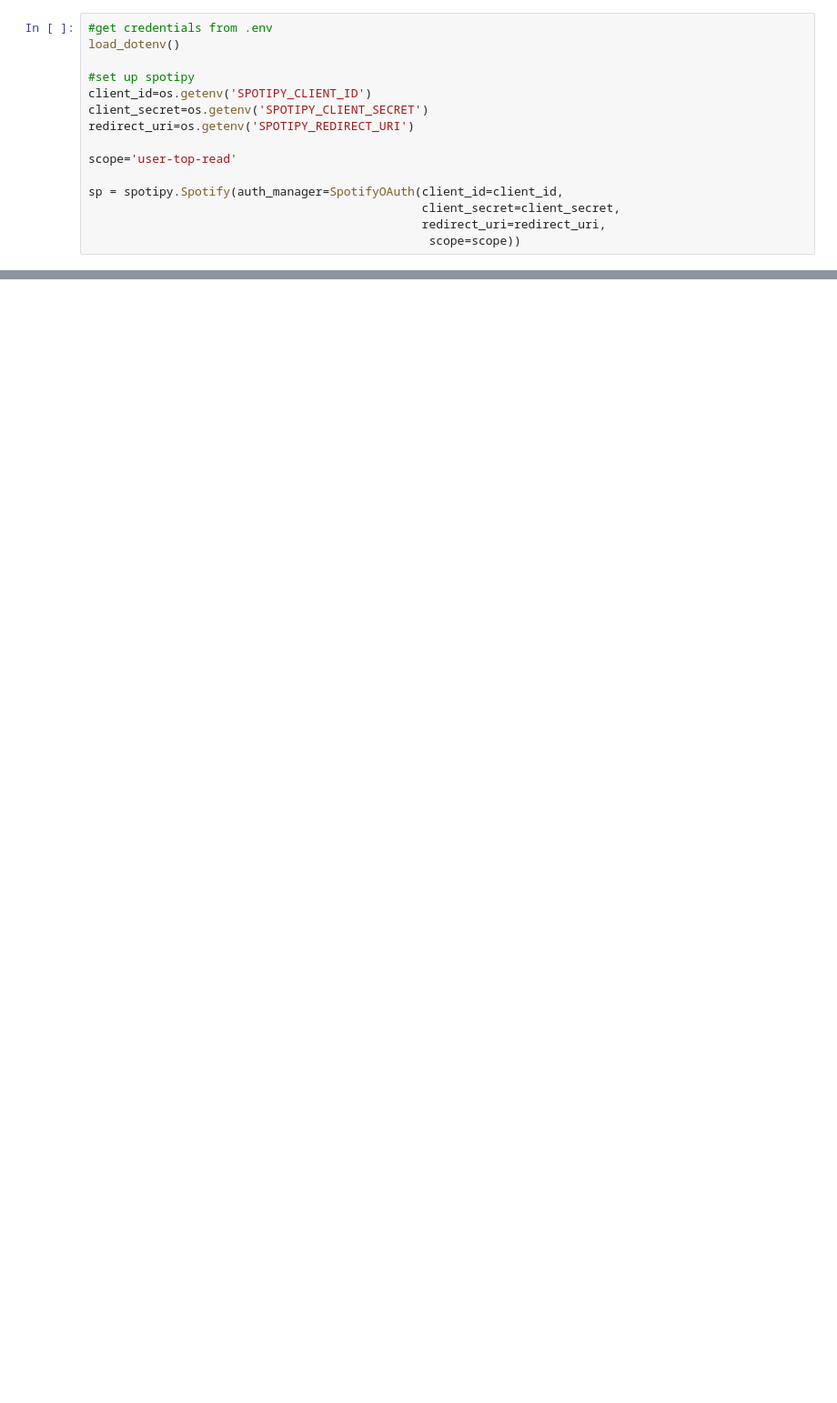
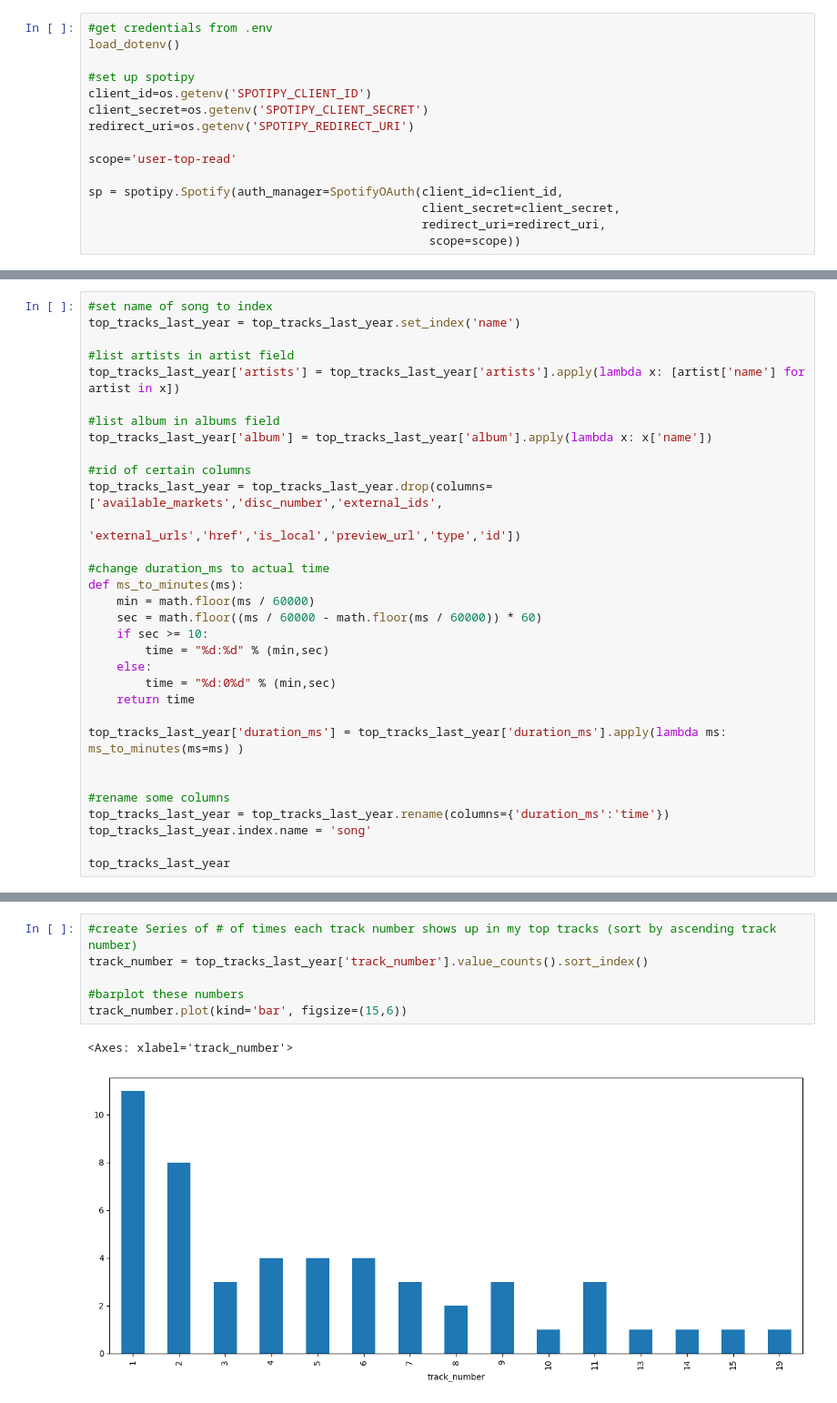
Before and after one commit to stevenarbo3/Spotify_Analysis, a Jupyter notebook: SpotifyAnalysis.ipynb, the cells around one changed output, grey strips where cells are left out. Shown: that part at 91% size. Cells and saved outputs as stored; diff of their text form; blank space fills up the shorter version.

```diff
--- a/SpotifyAnalysis.ipynb
+++ b/SpotifyAnalysis.ipynb
@@ -59,0 +69,32 @@ artist_df['percentage'].plot(kind='pie', figsize=(15,15), ylabel='', title='Perc
+# %%
+#set name of song to index
+top_tracks_last_year = top_tracks_last_year.set_index('name')
+
+#list artists in artist field
+top_tracks_last_year['artists'] = top_tracks_last_year['artists'].apply(lambda x: [artist['name'] for artist in x])
+
+#list album in albums field
+top_tracks_last_year['album'] = top_tracks_last_year['album'].apply(lambda x: x['name'])
+
+#rid of certain columns
+top_tracks_last_year = top_tracks_last_year.drop(columns=['available_markets','disc_number','external_ids',
+                                                          'external_urls','href','is_local','preview_url','type','id'])
+
+#change duration_ms to actual time
+def ms_to_minutes(ms):
+    min = math.floor(ms / 60000)
+    sec = math.floor((ms / 60000 - math.floor(ms / 60000)) * 60)
+    if sec >= 10:
+        time = "%d:%d" % (min,sec)
+    else:
+        time = "%d:0%d" % (min,sec)
+    return time
+
+top_tracks_last_year['duration_ms'] = top_tracks_last_year['duration_ms'].apply(lambda ms: ms_to_minutes(ms=ms) )
+
+
+#rename some columns
+top_tracks_last_year = top_tracks_last_year.rename(columns={'duration_ms':'time'})
+top_tracks_last_year.index.name = 'song'
+
+top_tracks_last_year
@@ -59,0 +105,9 @@ artist_df['percentage'].plot(kind='pie', figsize=(15,15), ylabel='', title='Perc
+# %%
+#create Series of # of times each track number shows up in my top tracks (sort by ascending track number)
+track_number = top_tracks_last_year['track_number'].value_counts().sort_index()
+
+#barplot these numbers
+track_number.plot(kind='bar', figsize=(15,6))
+# %% [output]
+<Axes: xlabel='track_number'>
+[figure, added]
```
Also changed, not shown: parts of 7 cells of this notebook.
